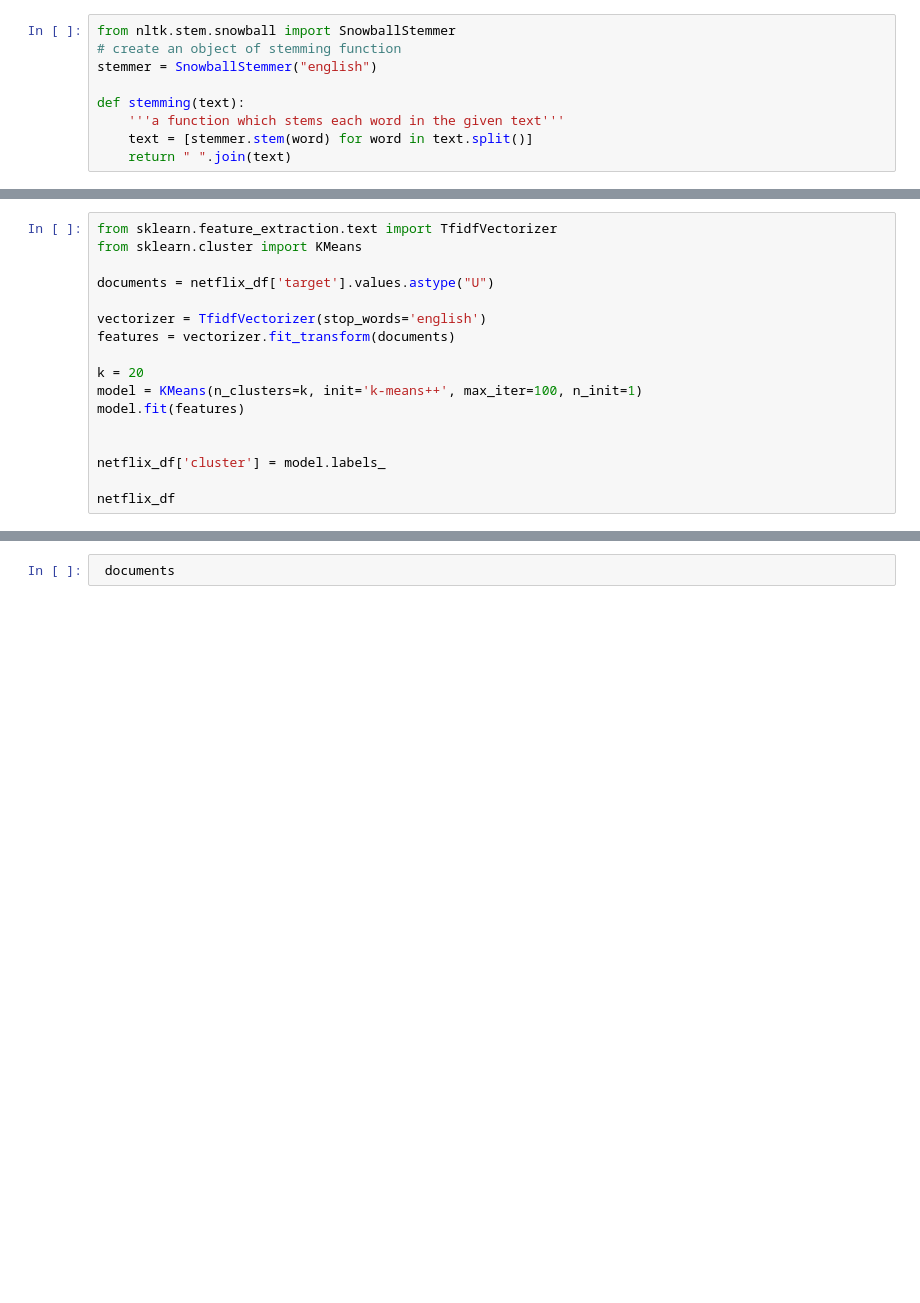
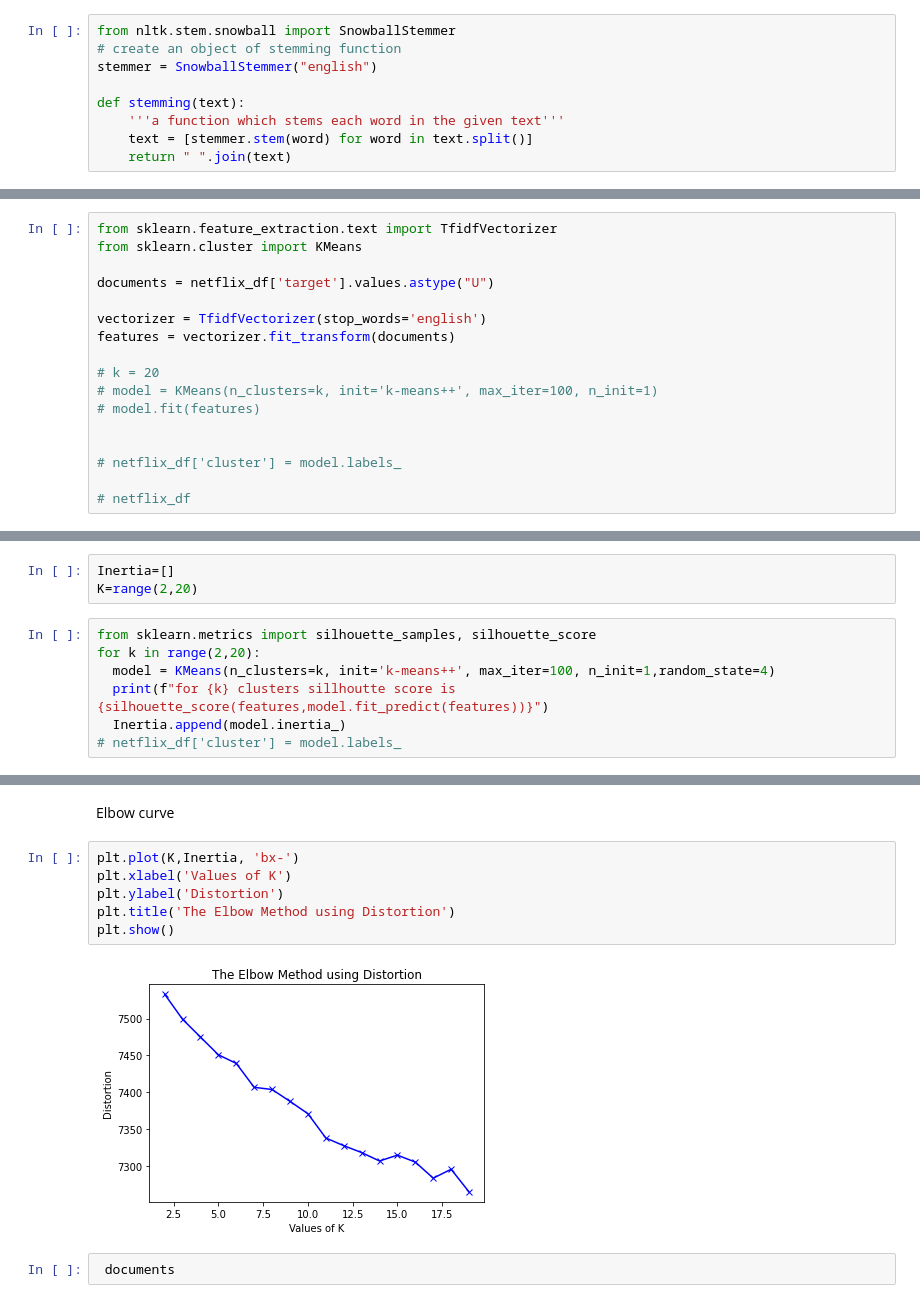
Before and after one commit to shivansh9770/Netflix-Movies-and-TV-show-Clustering, a Jupyter notebook: NETFLIX_MOVIES_AND_TV_SHOWS_CLUSTERING.ipynb, the cells around one changed output, grey strips where cells are left out. Saved outputs shown, nothing was run; the diff lists cells and outputs as text; blank space fills up the shorter version.

```diff
--- a/NETFLIX_MOVIES_AND_TV_SHOWS_CLUSTERING.ipynb
+++ b/NETFLIX_MOVIES_AND_TV_SHOWS_CLUSTERING.ipynb
@@ -1018,11 +1018,11 @@ documents = netflix_df['target'].values.astype("U")
 vectorizer = TfidfVectorizer(stop_words='english')
 features = vectorizer.fit_transform(documents)
 
-k = 20
-model = KMeans(n_clusters=k, init='k-means++', max_iter=100, n_init=1)
-model.fit(features)
+# k = 20
+# model = KMeans(n_clusters=k, init='k-means++', max_iter=100, n_init=1)
+# model.fit(features)
 
 
-netflix_df['cluster'] = model.labels_
+# netflix_df['cluster'] = model.labels_
 
-netflix_df
+# netflix_df
@@ -1042,0 +1029,10 @@ netflix_df
+# %%
+Inertia=[]
+K=range(2,20)
+# %%
+from sklearn.metrics import silhouette_samples, silhouette_score
+for k in range(2,20):
+  model = KMeans(n_clusters=k, init='k-means++', max_iter=100, n_init=1,random_state=4)
+  print(f"for {k} clusters sillhoutte score is {silhouette_score(features,model.fit_predict(features))}")
+  Inertia.append(model.inertia_)
+# netflix_df['cluster'] = model.labels_
@@ -1043,3 +1058,13 @@ netflix_df
+# %% [markdown]
+Elbow curve
+# %%
+plt.plot(K,Inertia, 'bx-')
+plt.xlabel('Values of K')
+plt.ylabel('Distortion')
+plt.title('The Elbow Method using Distortion')
+plt.show()
+# %% [output]
+[figure, added]
 # %%
  documents
 # %% [output]
```
Also changed, not shown: parts of 2 cells of this notebook.
